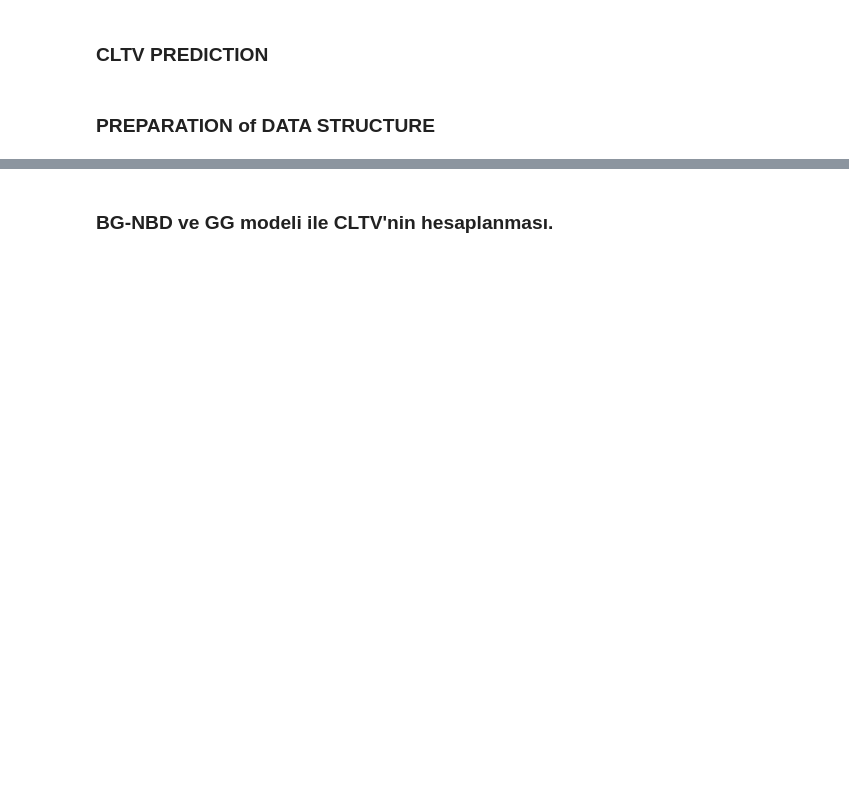
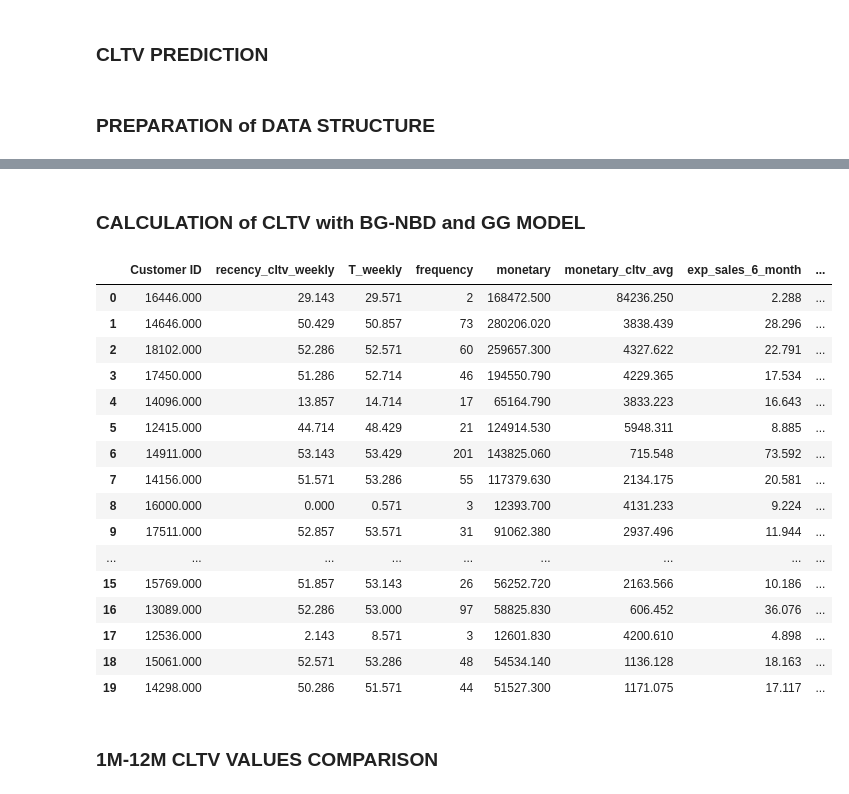
Before and after one commit to kursatdinc/kaggle_works, a Jupyter notebook: online-retail-ii-rfm-analysis-cltv-prediction.ipynb, the cells around one changed output, grey strips where cells are left out. Drawn from its saved outputs; the diff is of its cells as text; code cells hidden in the pictures; blank space fills up the shorter version.

Commit message:
Kaggle Notebook | Online Retail ii - RFM Analysis & CLTV Prediction | Version 2

```diff
--- a/online-retail-ii-rfm-analysis-cltv-prediction.ipynb
+++ b/online-retail-ii-rfm-analysis-cltv-prediction.ipynb
@@ -168,4 +329,4 @@ cltv_df.head()
 # %%
-ggf = GammaGammaFitter(penalizer_coef=0.001)
+ggf = GammaGammaFitter(penalizer_coef=0.005)
 ggf.fit(cltv_df["frequency"],
         cltv_df["monetary_cltv_avg"])
@@ -177,14 +348,34 @@ cltv_df.head()
-# %% [markdown]
-### BG-NBD ve GG modeli ile CLTV'nin hesaplanması.
+# %% [markdown]
+### CALCULATION of CLTV with BG-NBD and GG MODEL
 # %%
-cltv_df["cltv"] = ggf.customer_lifetime_value(bgf,
+cltv_df["6m_cltv"] = ggf.customer_lifetime_value(bgf,
                                    cltv_df["frequency"],
                                    cltv_df["recency_cltv_weekly"],
                                    cltv_df["T_weekly"],
                                    cltv_df["monetary_cltv_avg"],
                                    time=6,
                                    freq="W",
                                    discount_rate=0.01)
 
-cltv_df = cltv_df.sort_values("cltv", ascending=False).reset_index()
+cltv_df = cltv_df.sort_values("6m_cltv", ascending=False).reset_index()
 cltv_df.head(20)
+# %% [output]
+|  | Customer ID | recency_cltv_weekly | T_weekly | frequency | monetary | monetary_cltv_avg | exp_sales_6_month | ... |
+| 0 | 16446.000 | 29.143 | 29.571 | 2 | 168472.500 | 84236.250 | 2.288 | ... |
+| 1 | 14646.000 | 50.429 | 50.857 | 73 | 280206.020 | 3838.439 | 28.296 | ... |
+| 2 | 18102.000 | 52.286 | 52.571 | 60 | 259657.300 | 4327.622 | 22.791 | ... |
+| 3 | 17450.000 | 51.286 | 52.714 | 46 | 194550.790 | 4229.365 | 17.534 | ... |
+| 4 | 14096.000 | 13.857 | 14.714 | 17 | 65164.790 | 3833.223 | 16.643 | ... |
+| 5 | 12415.000 | 44.714 | 48.429 | 21 | 124914.530 | 5948.311 | 8.885 | ... |
+| 6 | 14911.000 | 53.143 | 53.429 | 201 | 143825.060 | 715.548 | 73.592 | ... |
+| 7 | 14156.000 | 51.571 | 53.286 | 55 | 117379.630 | 2134.175 | 20.581 | ... |
+| 8 | 16000.000 | 0.000 | 0.571 | 3 | 12393.700 | 4131.233 | 9.224 | ... |
+| 9 | 17511.000 | 52.857 | 53.571 | 31 | 91062.380 | 2937.496 | 11.944 | ... |
+| ... | ... | ... | ... | ... | ... | ... | ... | ... |
+| 15 | 15769.000 | 51.857 | 53.143 | 26 | 56252.720 | 2163.566 | 10.186 | ... |
+| 16 | 13089.000 | 52.286 | 53.000 | 97 | 58825.830 | 606.452 | 36.076 | ... |
+| 17 | 12536.000 | 2.143 | 8.571 | 3 | 12601.830 | 4200.610 | 4.898 | ... |
+| 18 | 15061.000 | 52.571 | 53.286 | 48 | 54534.140 | 1136.128 | 18.163 | ... |
+| 19 | 14298.000 | 50.286 | 51.571 | 44 | 51527.300 | 1171.075 | 17.117 | ... |
+# %% [markdown]
+### 1M-12M CLTV VALUES COMPARISON
```
Also changed, not shown: parts of 31 cells of this notebook.
